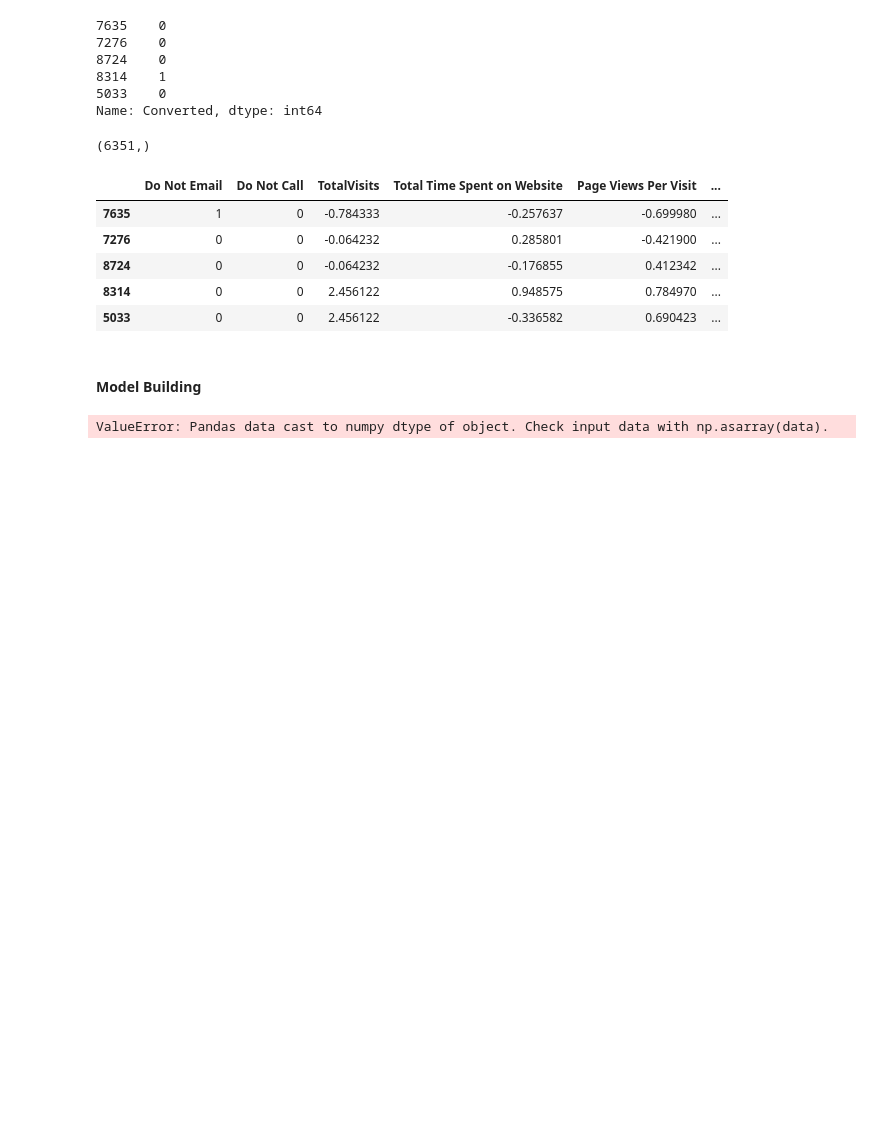
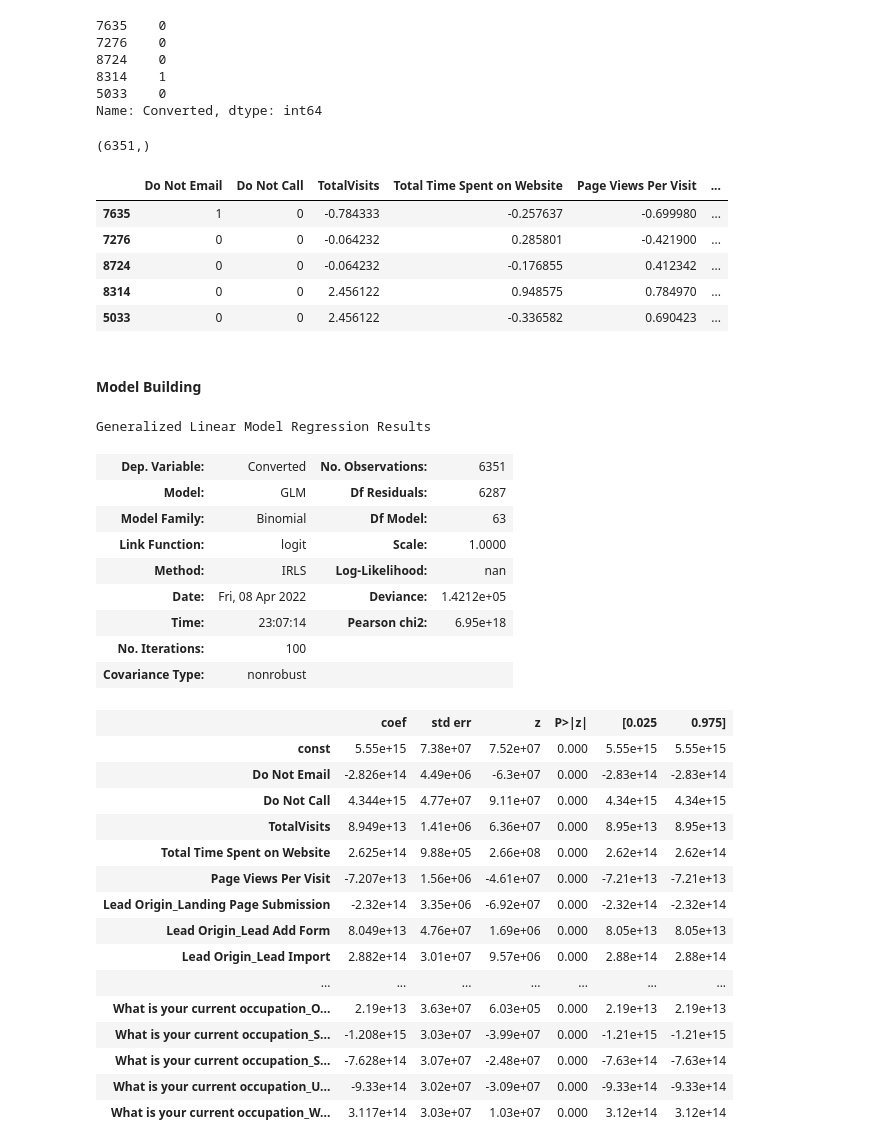
Before and after one commit to tthakur2015/Lead-Scoring-Logistic-Regression-Model, a Jupyter notebook: Case Study Notebook.ipynb, the cells around one changed output. Cells and saved outputs as stored; diff of their text form; code cells hidden in the pictures; blank space fills up the shorter version.

Commit message:
error fix

```diff
--- a/Case Study Notebook.ipynb
+++ b/Case Study Notebook.ipynb
@@ -523,7 +523,7 @@ new_data = new_data.drop(['What matters most to you in choosing a course','Searc
            'Digital Advertisement','Through Recommendations','Receive More Updates About Our Courses',
                   'Update me on Supply Chain Content',
            'Get updates on DM Content','I agree to pay the amount through cheque',
-                  'A free copy of Mastering The Interview'],1)
+                  'A free copy of Mastering The Interview','How did you hear about X Education','City','Last Notable Activity'],1)
 # %% [markdown]
 #### Creating dummy variables for the remaining categorical variables.
 # %%
@@ -645,7 +645,32 @@ X_train1_constant=sm.add_constant(X_train)
 # %%
 # Logistic Regression Model
 
-logm1= sm.GLM(y_train,X_train1_constant,family=sm.families.Binomial())
+logm1= sm.GLM(y_train,X_train1_constant.astype(float),family=sm.families.Binomial())
 logm1.fit().summary()
 # %% [output]
-ValueError: Pandas data cast to numpy dtype of object. Check input data with np.asarray(data).
+Generalized Linear Model Regression Results
+| Dep. Variable: | Converted | No. Observations: | 6351 |
+| Model: | GLM | Df Residuals: | 6287 |
+| Model Family: | Binomial | Df Model: | 63 |
+| Link Function: | logit | Scale: | 1.0000 |
+| Method: | IRLS | Log-Likelihood: | nan |
+| Date: | Fri, 08 Apr 2022 | Deviance: | 1.4212e+05 |
+| Time: | 23:07:14 | Pearson chi2: | 6.95e+18 |
+| No. Iterations: | 100 |  |  |
+| Covariance Type: | nonrobust |  |  |
+|  | coef | std err | z | P>|z| | [0.025 | 0.975] |
+| const | 5.55e+15 | 7.38e+07 | 7.52e+07 | 0.000 | 5.55e+15 | 5.55e+15 |
+| Do Not Email | -2.826e+14 | 4.49e+06 | -6.3e+07 | 0.000 | -2.83e+14 | -2.83e+14 |
+| Do Not Call | 4.344e+15 | 4.77e+07 | 9.11e+07 | 0.000 | 4.34e+15 | 4.34e+15 |
+| TotalVisits | 8.949e+13 | 1.41e+06 | 6.36e+07 | 0.000 | 8.95e+13 | 8.95e+13 |
+| Total Time Spent on Website | 2.625e+14 | 9.88e+05 | 2.66e+08 | 0.000 | 2.62e+14 | 2.62e+14 |
+| Page Views Per Visit | -7.207e+13 | 1.56e+06 | -4.61e+07 | 0.000 | -7.21e+13 | -7.21e+13 |
+| Lead Origin_Landing Page Submission | -2.32e+14 | 3.35e+06 | -6.92e+07 | 0.000 | -2.32e+14 | -2.32e+14 |
+| Lead Origin_Lead Add Form | 8.049e+13 | 4.76e+07 | 1.69e+06 | 0.000 | 8.05e+13 | 8.05e+13 |
+| Lead Origin_Lead Import | 2.882e+14 | 3.01e+07 | 9.57e+06 | 0.000 | 2.88e+14 | 2.88e+14 |
+| ... | ... | ... | ... | ... | ... | ... |
+| What is your current occupation_O... | 2.19e+13 | 3.63e+07 | 6.03e+05 | 0.000 | 2.19e+13 | 2.19e+13 |
+| What is your current occupation_S... | -1.208e+15 | 3.03e+07 | -3.99e+07 | 0.000 | -1.21e+15 | -1.21e+15 |
+| What is your current occupation_S... | -7.628e+14 | 3.07e+07 | -2.48e+07 | 0.000 | -7.63e+14 | -7.63e+14 |
+| What is your current occupation_U... | -9.33e+14 | 3.02e+07 | -3.09e+07 | 0.000 | -9.33e+14 | -9.33e+14 |
+| What is your current occupation_W... | 3.117e+14 | 3.03e+07 | 1.03e+07 | 0.000 | 3.12e+14 | 3.12e+14 |
```
Also changed, not shown: parts of 3 cells of this notebook.
